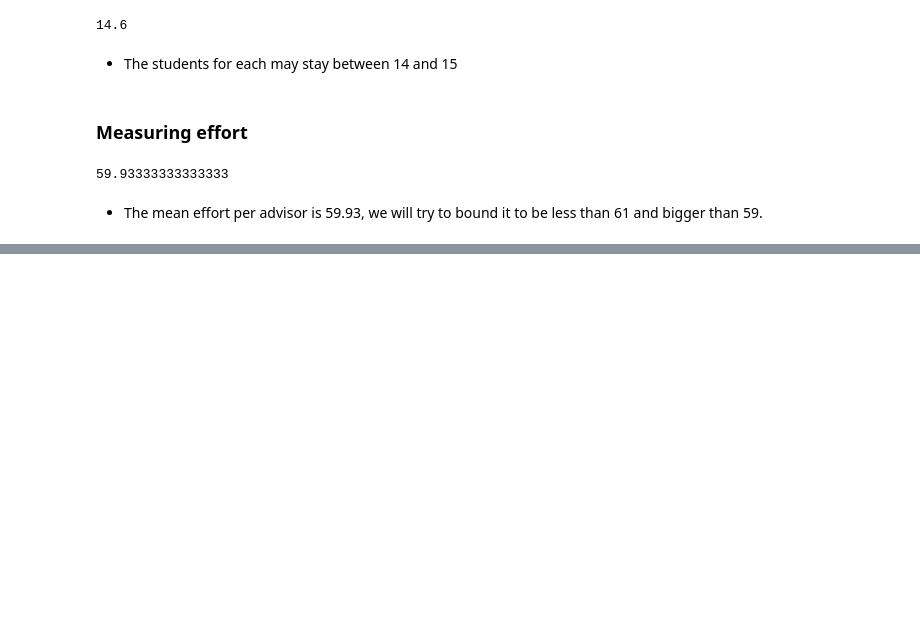
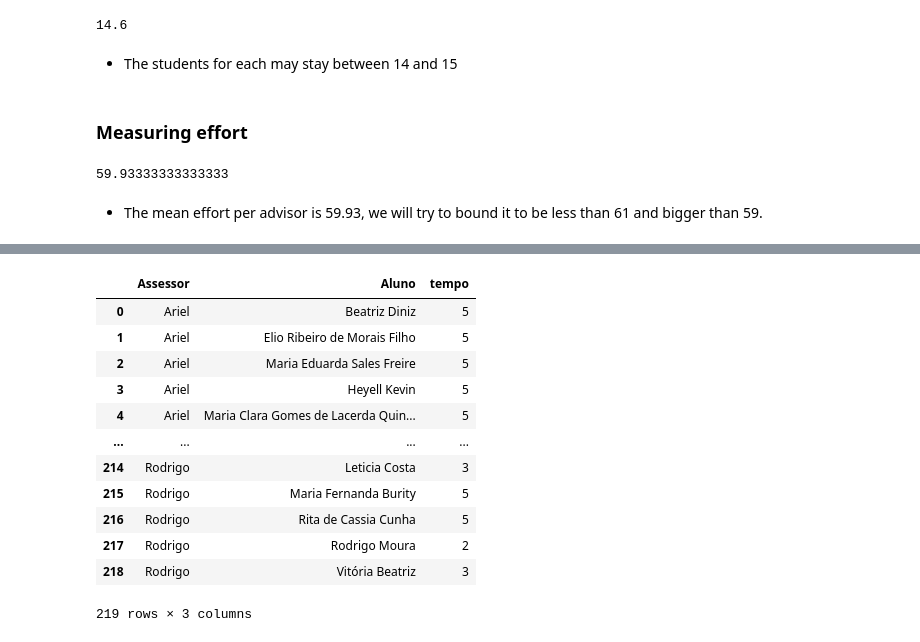
Before and after one commit to ItamarRocha/Operations-Research, a Jupyter notebook: projects/medway/data Preprocessing/Data preprocessing.ipynb, the cells around one changed output, grey strips where cells are left out. Cells and saved outputs as stored; diff of their text form; code cells hidden in the pictures; blank space fills up the shorter version.

```diff
--- a/projects/medway/data Preprocessing/Data preprocessing.ipynb
+++ b/projects/medway/data Preprocessing/Data preprocessing.ipynb
@@ -1481,0 +1521,17 @@ df.tempo.sum()/df_assessores.shape[0]
+# %%
+resulting = students_allocated.append(fixed_students).reset_index(drop = True)
+resulting
+# %% [output]
+|  | Assessor | Aluno | tempo |
+| 0 | Ariel | Beatriz Diniz | 5 |
+| 1 | Ariel | Elio Ribeiro de Morais Filho | 5 |
+| 2 | Ariel | Maria Eduarda Sales Freire | 5 |
+| 3 | Ariel | Heyell Kevin | 5 |
+| 4 | Ariel | Maria Clara Gomes de Lacerda Quin... | 5 |
+| ... | ... | ... | ... |
+| 214 | Rodrigo | Leticia Costa | 3 |
+| 215 | Rodrigo | Maria Fernanda Burity | 5 |
+| 216 | Rodrigo | Rita de Cassia Cunha | 5 |
+| 217 | Rodrigo | Rodrigo Moura | 2 |
+| 218 | Rodrigo | Vitória Beatriz | 3 |
+219 rows × 3 columns
```
Also changed, not shown: parts of 21 cells of this notebook, 3 other files.
